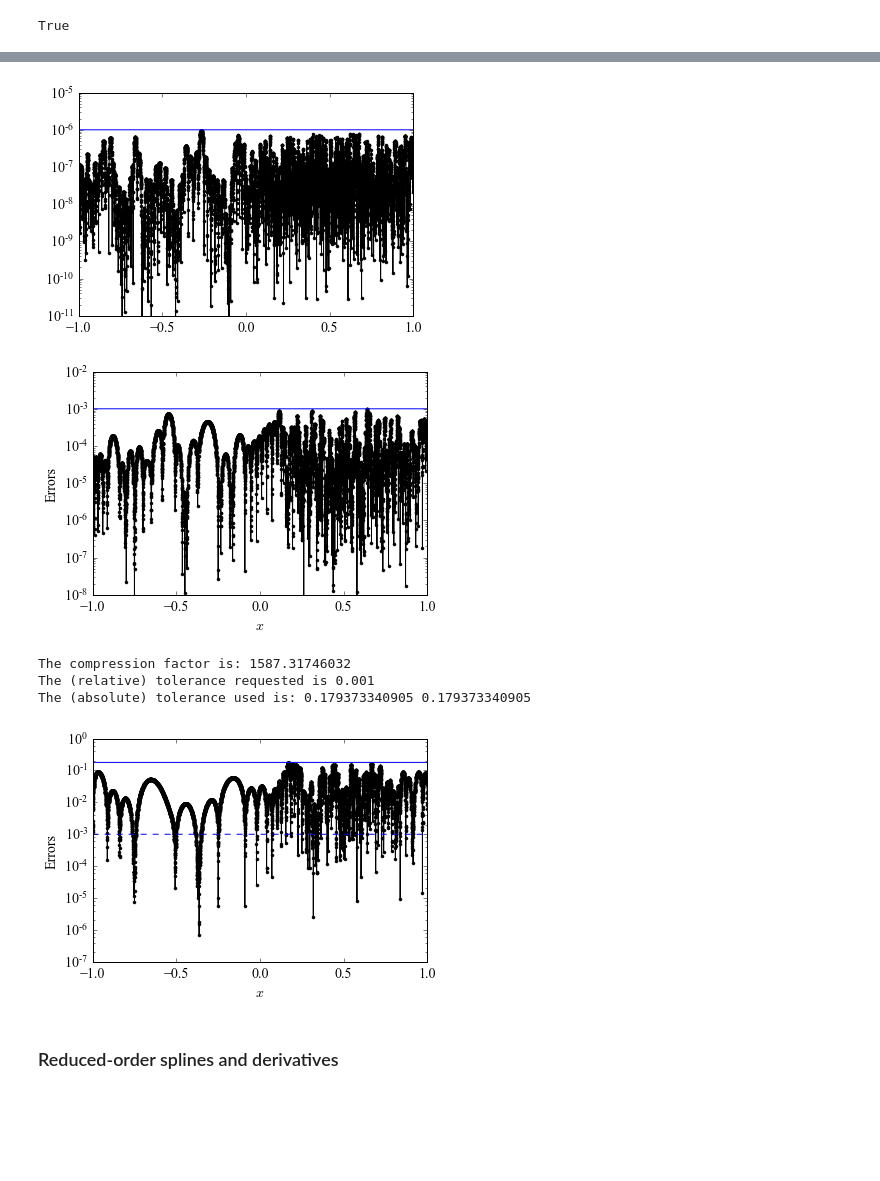
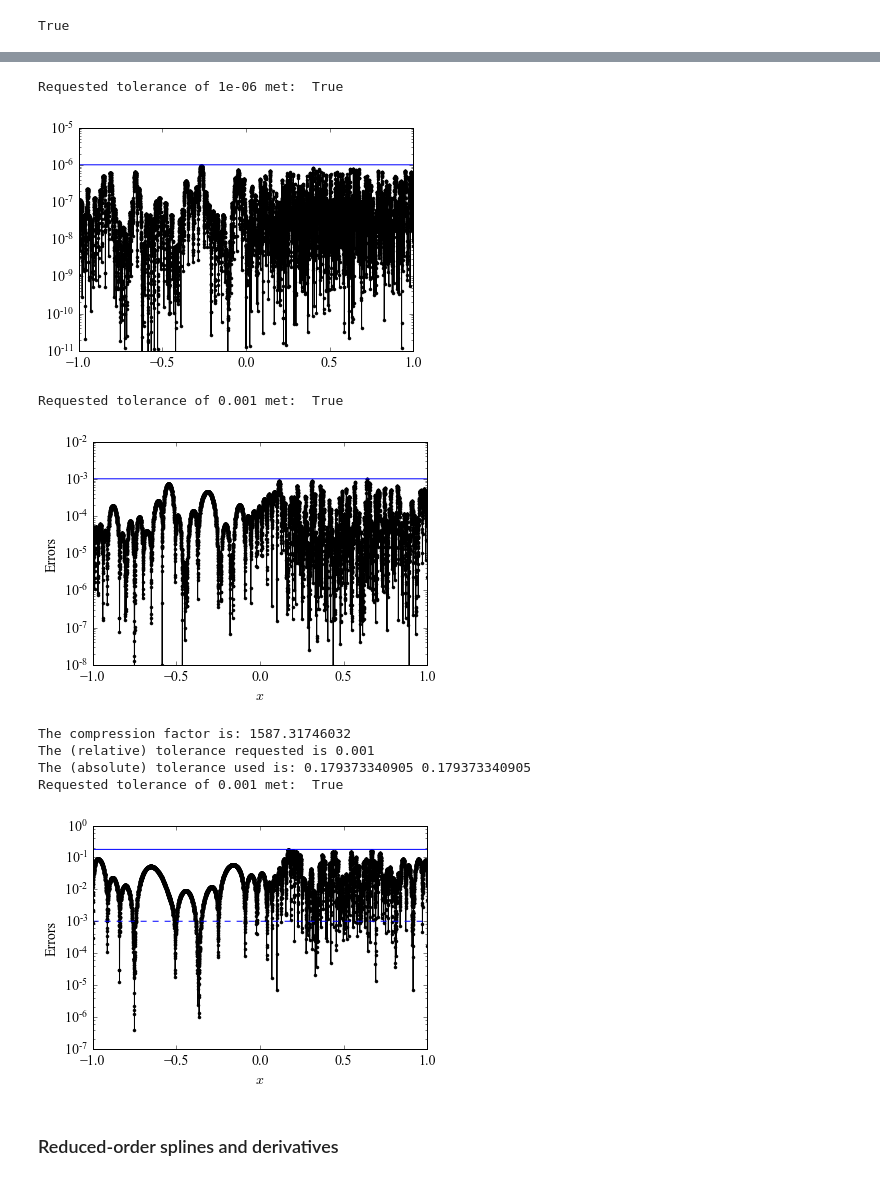
Before and after one commit to crgalley/romspline, a Jupyter notebook: romSpline_example.ipynb, the cells around one changed output, grey strips where cells are left out. Saved outputs shown, nothing was run; the diff lists cells and outputs as text; code cells hidden in the pictures; blank space fills up the shorter version.

```diff
--- a/romSpline_example.ipynb
+++ b/romSpline_example.ipynb
@@ -147,36 +166,43 @@ print s_txt(xx)
 # %%
-# Let's plot the difference bewteen the original function and the spline at xx.
-# Also plotted in blue is the default tolerance (1e-6) used by the greedy algorithm
-plt.semilogy(xx, np.abs(f(xx)-s(xx)), 'k.-', xx, 1e-6*np.ones(xx.size), 'b-');
+# Let's plot the absolute difference between the original function and
+# the spline prediction at the xx samples. ReducedOrderSpline has a
+# method called "test" that does this for you. Also plotted in blue is
+# the default tolerance (1e-6) used by the greedy algorithm.
+plt.semilogy(xx, spline.test(xx, f(xx)), 'k.-');
+plt.semilogy(xx, spline.tol*np.ones_like(xx), 'b-');
 plt.ylim(1e-11, 1e-5);
 # %% [output]
+Requested tolerance of 1e-06 met:  True
-[figure, old version]
+[figure, new version]
 # %%
 # We can rerun the greedy algorithm to make a spline with a different tolerance, for example.
 # Using the same object "spline" (or you can create a new one), we run the "greedy" method
 spline.greedy(x, f(x), tol=1e-3)
 
 # ...and plot the spline errors at the xx samples like we did earlier
-plt.semilogy(xx, np.abs(f(xx)-spline.eval(xx)), 'k.-', xx, 1e-3*np.ones(xx.size), 'b-');
+#plt.semilogy(xx, np.abs(f(xx)-spline.eval(xx)), 'k.-', xx, 1e-3*np.ones(xx.size), 'b-');
+plt.semilogy(xx, spline.test(xx, f(xx)), 'k.-');
+plt.semilogy(xx, spline.tol*np.ones_like(xx), 'b-');
 plt.ylim(1e-8, 1e-2);
 plt.xlabel('$x$');
 plt.ylabel('Errors');
 # %% [output]
+Requested tolerance of 0.001 met:  True
-[figure, old version]
+[figure, new version]
 # %%
 # And you can write this spline data to file, too
 spline.write('test2.h5')
 spline.write('test2.txt')
 # %%
 # In addition, you can build a reduced-order spline where the tolerance is relative
-# to the maximum of the absolute value of the data by using the rel option:
+# to the maximum of the absolute value of the data by using the `rel` option:
 spline.greedy(x, f(x), tol=1e-3, rel=True)
 
 print "The compression factor is:", spline.compression
 print "The (relative) tolerance requested is", spline._tol
 print "The (absolute) tolerance used is:", spline.tol, spline._tol * np.max(np.abs(f(x)))
 
-plt.semilogy(xx, np.abs(f(xx)-spline.eval(xx)), 'k.-',
+plt.semilogy(xx, spline.test(xx, f(xx)), 'k.-',
             xx, spline._tol*np.ones(xx.size), 'b--',
             xx, spline.tol*np.ones(xx.size), 'b-'
 );
@@ -186,7 +212,8 @@ plt.ylabel('Errors');
 The compression factor is: 1587.31746032
 The (relative) tolerance requested is 0.001
 The (absolute) tolerance used is: 0.179373340905 0.179373340905
+Requested tolerance of 0.001 met:  True
-[figure, old version]
+[figure, new version]
 # %% [markdown]
 ### Reduced-order splines and derivatives
 # %%
```
Also changed, not shown: parts of 12 cells of this notebook.
